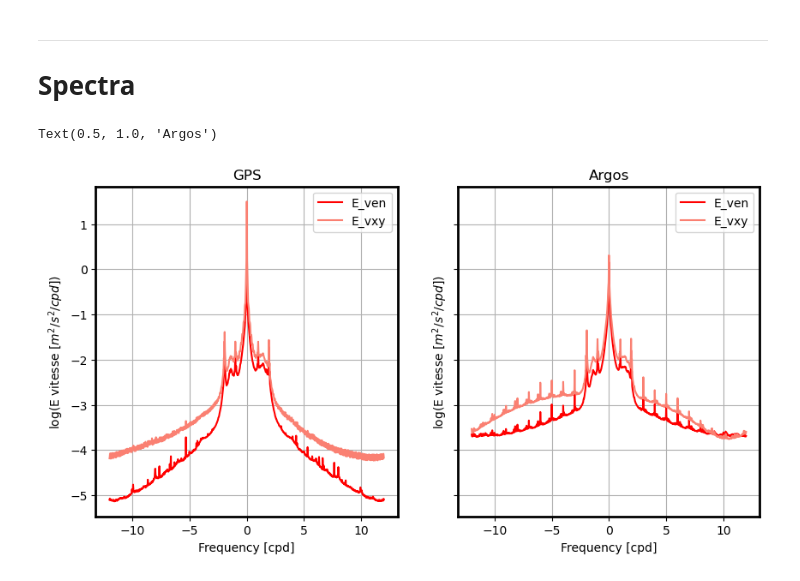
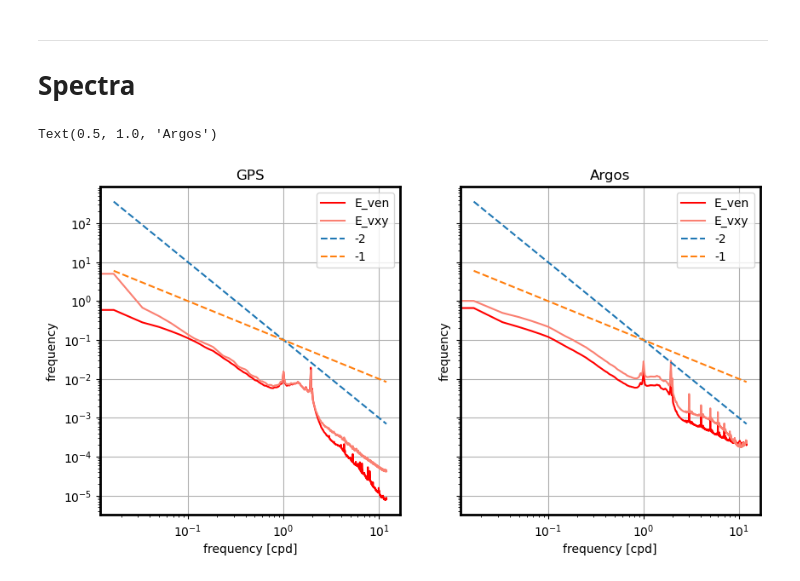
Before and after one commit to margot-demol/PhD, a Jupyter notebook: GDP/diag_spectral_analysis.ipynb, the cells around one changed output. Saved outputs shown, nothing was run; the diff lists cells and outputs as text; code cells hidden in the pictures.

```diff
--- a/GDP/diag_spectral_analysis.ipynb
+++ b/GDP/diag_spectral_analysis.ipynb
@@ -52,7 +52,7 @@ Workers
 # LOAD
 # %%
 root_dir = "/home1/datawork/mdemol/GDP"
-zarr_argos = os.path.join(root_dir, "argos_spectra.zarr")
-zarr_gps = os.path.join(root_dir, "gps_spectra.zarr")
+zarr_argos = os.path.join(root_dir, "argos_geospectra_2.zarr")
+zarr_gps = os.path.join(root_dir, "gps_geospectra_2.zarr")
 dsg = xr.open_zarr(zarr_gps).persist()
 dsa = xr.open_zarr(zarr_argos).persist()
@@ -62,20 +80,24 @@ _______
 # %%
 fig, ax = plt.subplots(1,2, sharey=True, figsize=(10,5))
 ax =ax.flatten()
 
-np.log10(dsg.E_ven.mean(["lon_bins", "lat_bins"])).plot(label = 'E_ven', color='red', ax=ax[0])
-np.log10(dsg.E_vxy.mean(["lon_bins", "lat_bins"])).plot(label = 'E_vxy', color='salmon', ax=ax[0])
+dsg.E_ven.mean(["lon_bins", "lat_bins"]).plot(label = 'E_ven', color='red', ax=ax[0])
+dsg.E_vxy.mean(["lon_bins", "lat_bins"]).plot(label = 'E_vxy', color='salmon', ax=ax[0])
 
-np.log10(dsa.E_ven.mean(["lon_bins", "lat_bins"])).plot(label = 'E_ven', color='red', ax=ax[1])
-np.log10(dsa.E_vxy.mean(["lon_bins", "lat_bins"])).plot(label = 'E_vxy', color='salmon', ax=ax[1])
+dsa.E_ven.mean(["lon_bins", "lat_bins"]).plot(label = 'E_ven', color='red', ax=ax[1])
+dsa.E_vxy.mean(["lon_bins", "lat_bins"]).plot(label = 'E_vxy', color='salmon', ax=ax[1])
 for a in ax:
     a.grid()
     a.set_xlabel('Frequency [cpd]')
     a.set_ylabel(r'log(E vitesse $[m^2/s^2/cpd]$)')
+    a.set_xscale('log')
+    a.set_yscale('log')
+    (1/dsa.frequency**2*1e-1).plot(ax=a, label='-2', ls='--')
+    (1/dsa.frequency*1e-1).plot(ax=a, label='-1', ls='--')
     a.legend()
 
 ax[0].set_title('GPS')
 ax[1].set_title('Argos')
 # %% [output]
 Text(0.5, 1.0, 'Argos')
-[figure, old version]
+[figure, new version]
```
Also changed, not shown: parts of 5 cells of this notebook, 4 other files.
